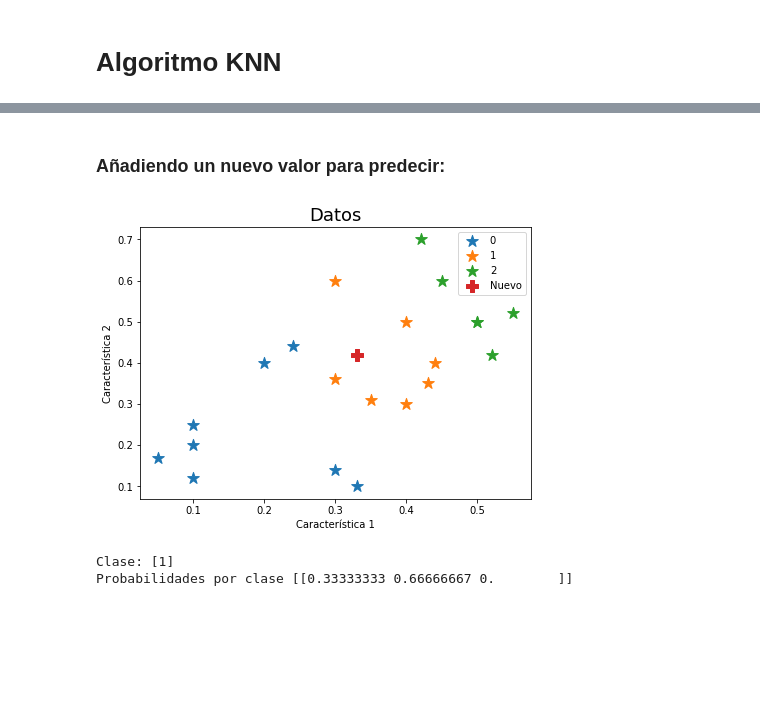
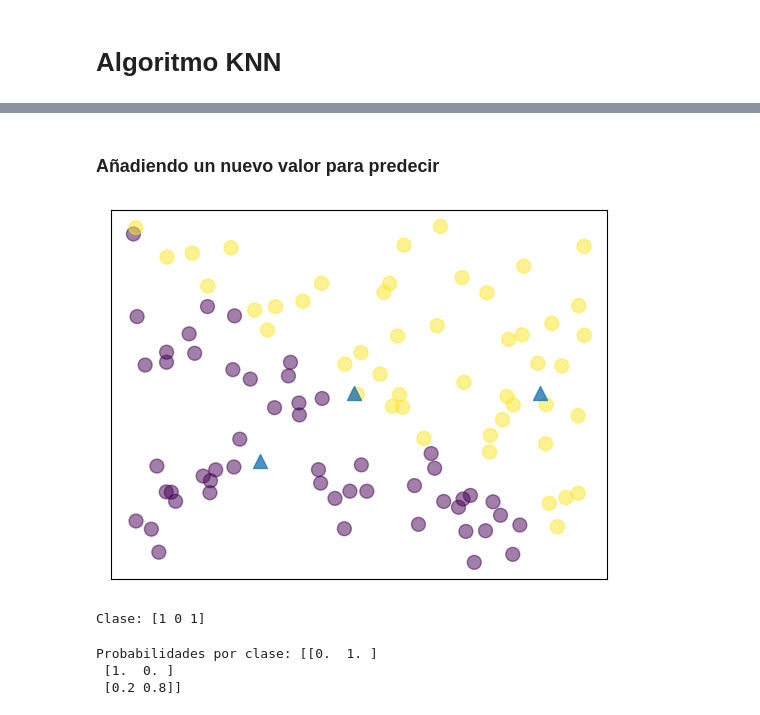
Before and after one commit to KevinMartinez1999/Semillero, a Jupyter notebook: KNN.ipynb, the cells around one changed output, grey strips where cells are left out. Cells and saved outputs as stored; diff of their text form; code cells hidden in the pictures; blank space fills up the shorter version.

```diff
--- a/KNN.ipynb
+++ b/KNN.ipynb
@@ -68,23 +46,26 @@ Accuracy: 0.42857142857142855
 # %% [markdown]
-### Añadiendo un nuevo valor para predecir:
+### Añadiendo un nuevo valor para predecir
-# %%
-nuevo_dato = np.array([[0.33, 0.42]])
-
-plt.figure(figsize=(7, 5))
-plt.title('Datos', fontsize = 18)
-for g in np.unique(y):
-    ix = np.where(y == g)
-    plt.scatter(X1[ix], X2[ix], label = g, s = 150, marker='*')
-plt.scatter(nuevo_dato[0][0], nuevo_dato[0][1], label = 'Nuevo', s = 150, marker = 'P')
-plt.legend()
-plt.xlabel('Característica 1')
-plt.ylabel('Característica 2')
-plt.show()
-
-#Calcular clase y probabilidades
-print("Clase:", model.predict(nuevo_dato))
-print("Probabilidades por clase", model.predict_proba(nuevo_dato))
-# %% [output]
-[figure, removed]
-Clase: [1]
-Probabilidades por clase [[0.33333333 0.66666667 0.        ]]
+# %%
+# Se generan los nuevos datos a predecir
+datos = np.array([[9., 5.], [3., 3.], [5., 5.]])
+# %%
+# Se grafica con el nuevo dato
+plt.scatter(X[:, 0], X[:, 1], c=y, s=100, marker='o', alpha=0.5)
+plt.scatter(datos[:, 0], datos[:, 1], s=100, marker='^',alpha=0.8)
+plt.xticks(())
+plt.yticks(())
+plt.show()
+# %% [output]
+[figure, added]
+# %%
+# Calcular clase a la que pertenecen los datos
+print("Clase:", model.predict(datos))
+# %% [output]
+Clase: [1 0 1]
+# %%
+# Calcular probabilidad de clase a la que pertenecen los datos
+print("Probabilidades por clase:", model.predict_proba(datos))
+# %% [output]
+Probabilidades por clase: [[0.  1. ]
+ [1.  0. ]
+ [0.2 0.8]]
```
Also changed, not shown: parts of 14 cells of this notebook, 3 other files.
